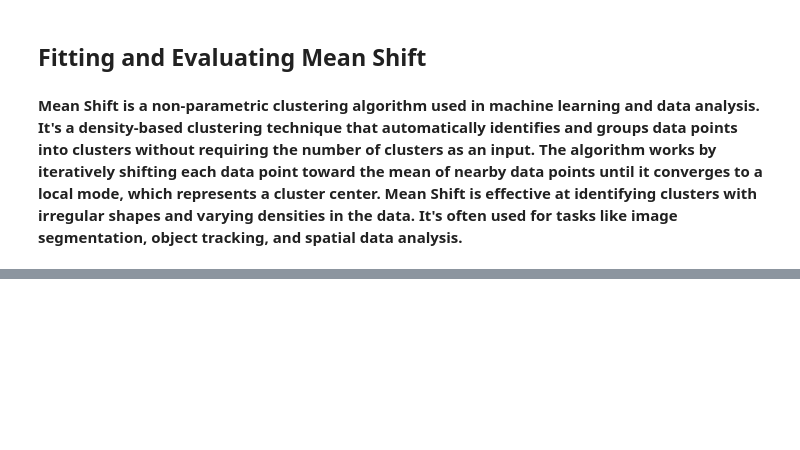
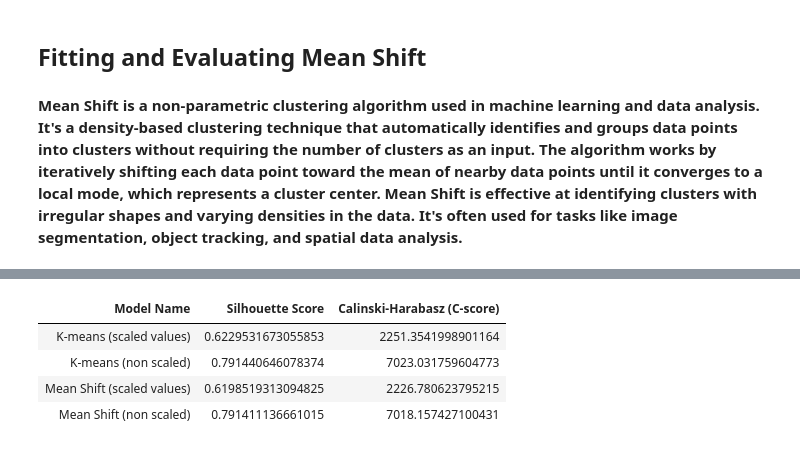
Before and after one commit to mrme77/Flight-Patterns-Clustering-using-ML-Algorithms., a Jupyter notebook: Project7Notebook.ipynb, the cells around one changed output, grey strips where cells are left out. Saved outputs shown, nothing was run; the diff lists cells and outputs as text; code cells hidden in the pictures; blank space fills up the shorter version.

```diff
--- a/Project7Notebook.ipynb
+++ b/Project7Notebook.ipynb
@@ -930,25 +933,3 @@ Inertia (WCSS): 20477175698.210247
 ## Fitting and Evaluating Mean Shift
 # %% [markdown]
 <p><b>Mean Shift is a non-parametric clustering algorithm used in machine learning and data analysis. It's a density-based clustering technique that automatically identifies and groups data points into clusters without requiring the number of clusters as an input. The algorithm works by iteratively shifting each data point toward the mean of nearby data points until it converges to a local mode, which represents a cluster center. Mean Shift is effective at identifying clusters with irregular shapes and varying densities in the data. It's often used for tasks like image segmentation, object tracking, and spatial data analysis.</b></p>
-# %%
-from sklearn.cluster import MeanShift
-plt.figure(figsize=(10, 8))
-
-# Create and fit the Mean Shift model
-meanshift = MeanShift()
-labels = meanshift.fit_predict(scaled_data)
-
-# Extract the cluster centers
-cluster_centers = meanshift.cluster_centers_
-
-# Get the number of clusters
-n_clusters = len(cluster_centers)
-
-# Create a scatter plot of the data points and cluster centers
-plt.scatter(scaled_data[:, 0], scaled_data[:, 1], c=labels, cmap='viridis')
-plt.scatter(cluster_centers[:, 0], cluster_centers[:, 1], marker='x', color='red', s=100, label='Cluster Centers')
-plt.title(f'Mean Shift Clustering (Number of Clusters: {n_clusters})')
-plt.xlabel('Speed')
-plt.ylabel('Altitude')
-plt.legend()
-plt.show()
@@ -984,0 +1066,28 @@ Calinski-Harabasz Index (C-score): 2194.585500897463
+# %%
+# Create a table to display the results
+table = PrettyTable()
+table.field_names = ["Model Name", "Silhouette Score", "Calinski-Harabasz (C-score)"]
+
+
+results = [
+    ("K-means (scaled values)", km_scaled_silhouette_avg, km_scaled_c_score),
+    ("K-means (non scaled)", km_silhouette_avg, km_c_score),
+    ("Mean Shift (scaled values)", scaled_best_silhouette_score, scaled_best_c_score),
+    ("Mean Shift (non scaled)", best_silhouette_score, best_c_score)
+]
+
+for result in results:
+    table.add_row(result)
+
+table.align["Model Name"] = "l"  # Left-align the Model Name column
+table.align["Silhouette Score"] = "c"  # Center-align the Silhouette Score column
+table.align["Calinski-Harabasz (C-score)"] = "c"  # Center-align the C-score column
+
+# Render the table in a Pandas DataFrame-like layout
+display(HTML(table.get_html_string()))
+# %% [output]
+| Model Name | Silhouette Score | Calinski-Harabasz (C-score) |
+| K-means (scaled values) | 0.6229531673055853 | 2251.3541998901164 |
+| K-means (non scaled) | 0.791440646078374 | 7023.031759604773 |
+| Mean Shift (scaled values) | 0.6198519313094825 | 2226.780623795215 |
+| Mean Shift (non scaled) | 0.791411136661015 | 7018.157427100431 |
```
Also changed, not shown: parts of 31 cells of this notebook.
